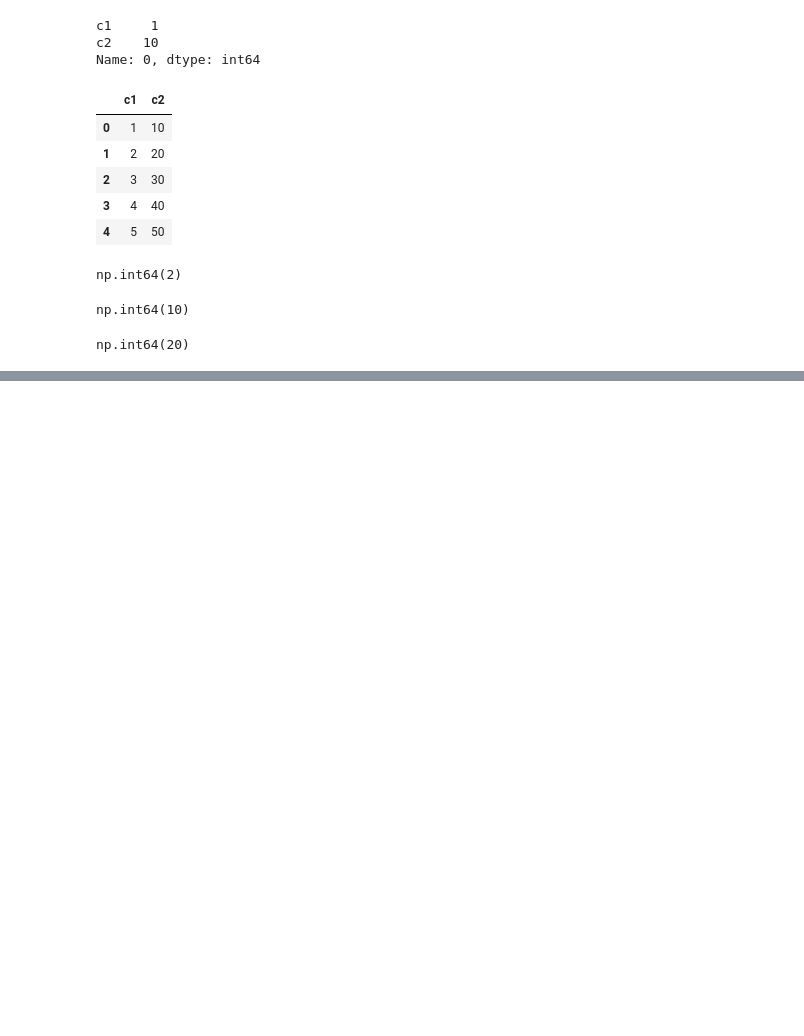
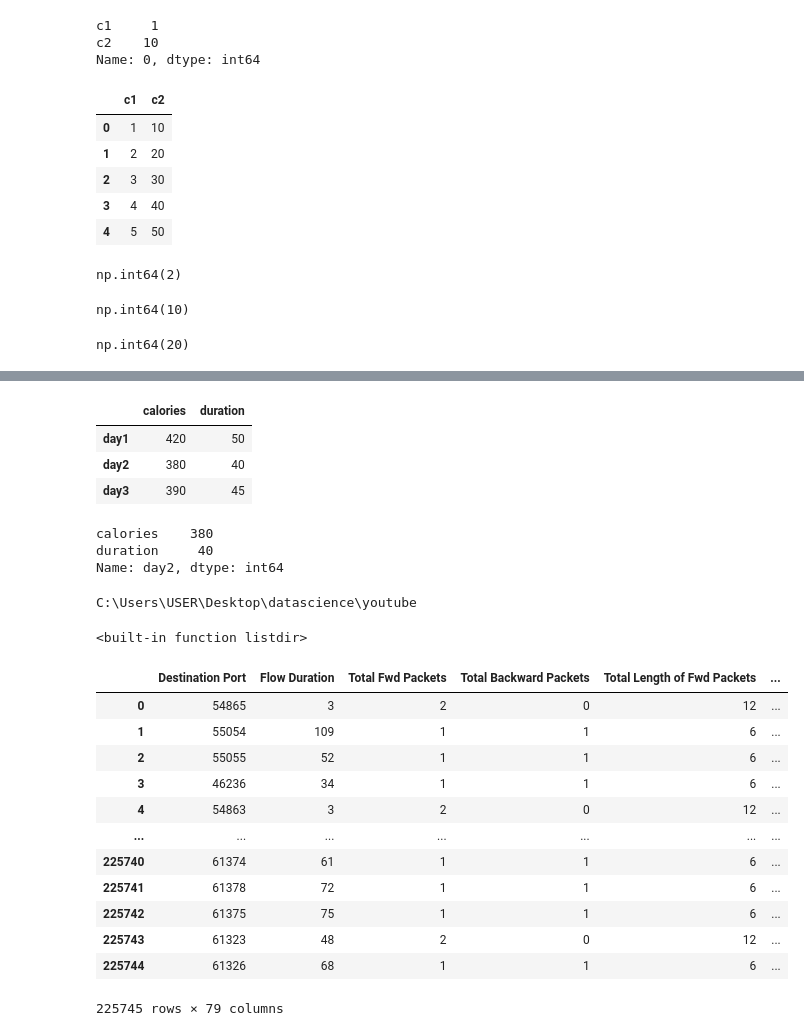
Before and after one commit to rosangithub/datascience, a Jupyter notebook: pandasday1.ipynb, the cells around one changed output, grey strips where cells are left out. Saved outputs shown, nothing was run; the diff lists cells and outputs as text; code cells hidden in the pictures; blank space fills up the shorter version.

```diff
--- a/pandasday1.ipynb
+++ b/pandasday1.ipynb
@@ -386,0 +425,40 @@ np.int64(20)
+# %%
+df
+# %% [output]
+|  | calories | duration |
+| day1 | 420 | 50 |
+| day2 | 380 | 40 |
+| day3 | 390 | 45 |
+# %%
+df.loc['day2']
+# %% [output]
+calories    380
+duration     40
+Name: day2, dtype: int64
+# %%
+df=pd.read_csv('dataset/friday1.csv')
+# %%
+import os
+print(os.getcwd())
+# %% [output]
+C:\Users\USER\Desktop\datascience\youtube
+# %%
+print(os.listdir)
+# %% [output]
+<built-in function listdir>
+# %%
+df
+# %% [output]
+|  | Destination Port | Flow Duration | Total Fwd Packets | Total Backward Packets | Total Length of Fwd Packets | ... |
+| 0 | 54865 | 3 | 2 | 0 | 12 | ... |
+| 1 | 55054 | 109 | 1 | 1 | 6 | ... |
+| 2 | 55055 | 52 | 1 | 1 | 6 | ... |
+| 3 | 46236 | 34 | 1 | 1 | 6 | ... |
+| 4 | 54863 | 3 | 2 | 0 | 12 | ... |
+| ... | ... | ... | ... | ... | ... | ... |
+| 225740 | 61374 | 61 | 1 | 1 | 6 | ... |
+| 225741 | 61378 | 72 | 1 | 1 | 6 | ... |
+| 225742 | 61375 | 75 | 1 | 1 | 6 | ... |
+| 225743 | 61323 | 48 | 2 | 0 | 12 | ... |
+| 225744 | 61326 | 68 | 1 | 1 | 6 | ... |
+225745 rows × 79 columns
```
Also changed, not shown: parts of 92 cells of this notebook, 1 other file.
